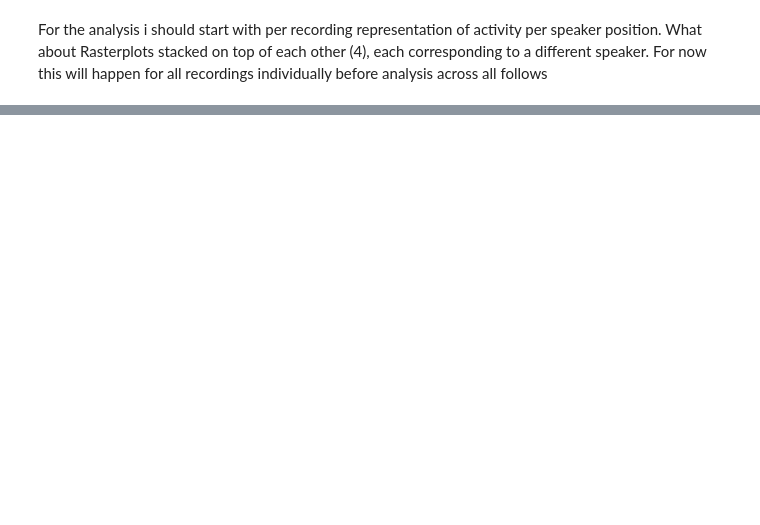
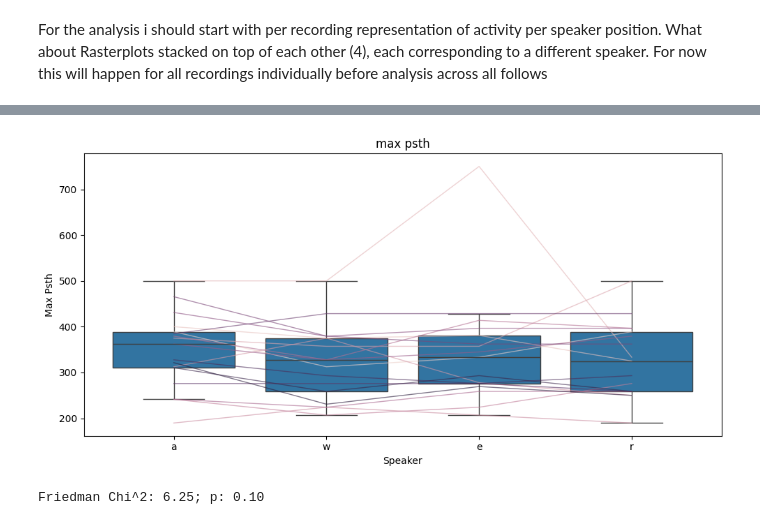
Before and after one commit to FloHofmann/workbench, a Jupyter notebook: notebooks/Alternating_Soundsource.ipynb, the cells around one changed output, grey strips where cells are left out. Cells and saved outputs as stored; diff of their text form; code cells hidden in the pictures; blank space fills up the shorter version.

```diff
--- a/notebooks/Alternating_Soundsource.ipynb
+++ b/notebooks/Alternating_Soundsource.ipynb
@@ -66,5 +71,5 @@ except:
 
     comb_joined = comb_joined[[s.name for s in comb_joined if not (s.null_count() == comb_joined.height)]]
     comb_table = comb_joined.rename(lambda c: c[:-6] if c.endswith("_right") else c)
-    comb_table.write_parquet(r"Z:\lab share\Data\Florian\comb_tables\soso_comb.parquet", use_pyarrow=True)
+    comb_table.write_parquet(r"\\172.25.250.112\burgalossi\lab share\Data\Florian\comb_tables\soso_comb.parquet", use_pyarrow=True)
     print("table created and saved")
@@ -442,0 +330,44 @@ print_report(report)
+# %%
+
+
+resp_peak_df = pd.DataFrame(resp_peak_fr, columns=list('awer'))
+long_df = resp_peak_df.reset_index().melt(
+    id_vars='index',
+    var_name='speaker',
+    value_name='max_psth'
+)
+
+plt.figure(figsize=(10,5))
+
+sns.boxplot(
+    data=long_df,
+    x="speaker",
+    y='max_psth',
+    fliersize=0
+    )
+
+sns.lineplot(
+    data=long_df,
+    x="speaker",
+    y="max_psth",
+    hue="index",
+    estimator=None,
+    linewidth=1,
+    alpha=0.6,
+    legend=False
+)
+
+plt.xlabel("Speaker")
+plt.ylabel("Max Psth")
+plt.title('max psth')
+plt.tight_layout()
+plt.show()
+
+# implement friedman test (non parametric Anova to compare the between the speaker responses but respecting the across within-cell pairing)
+stat, p = friedmanchisquare(resp_peak_df['a'], resp_peak_df['w'], resp_peak_df['e'], resp_peak_df['r'])
+print(
+    f"Friedman Chi^2: {stat:.2f}; p: {p:.2f}"
+    )
+# %% [output]
+[figure, added]
+Friedman Chi^2: 6.25; p: 0.10
```
Also changed, not shown: parts of 19 cells of this notebook, 1 other file.
